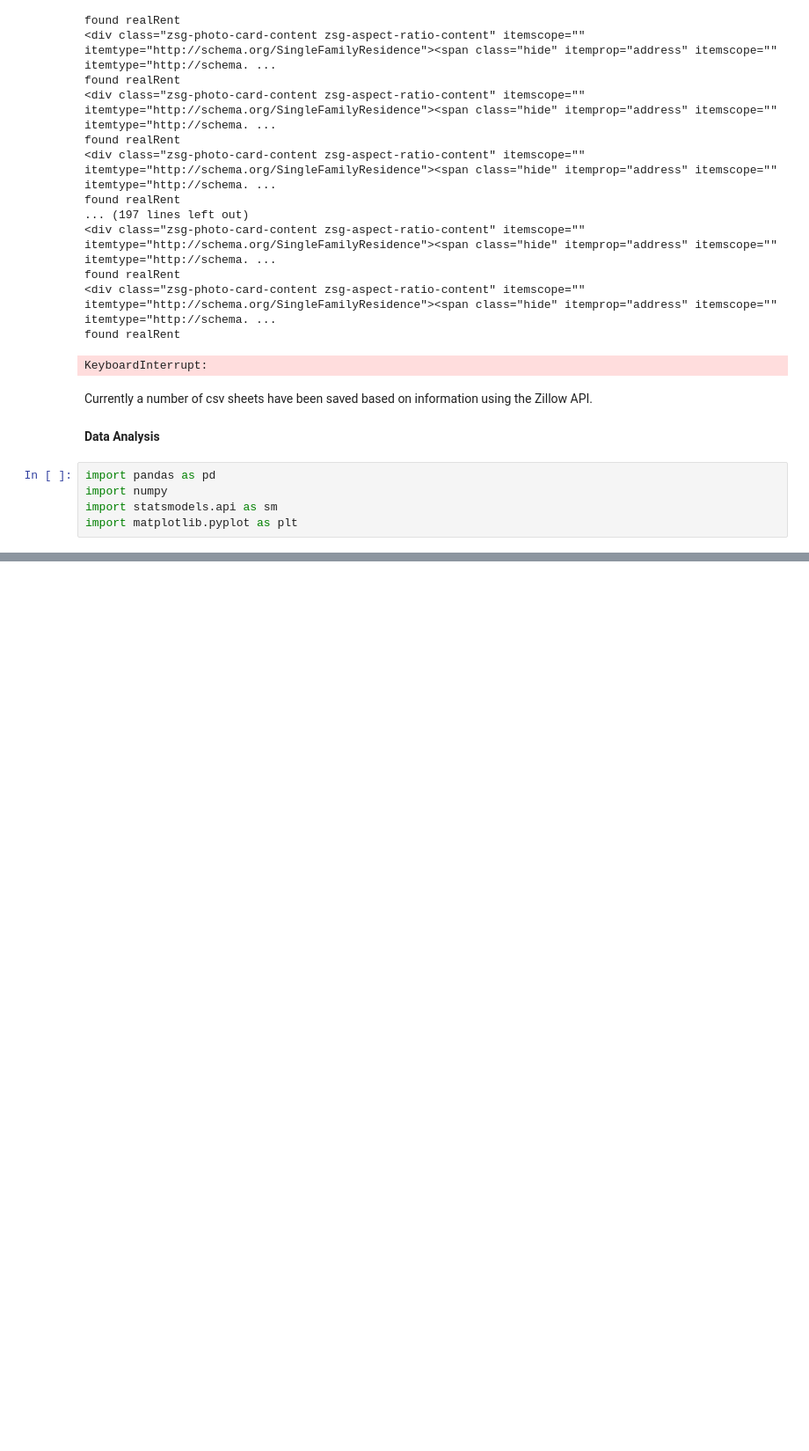
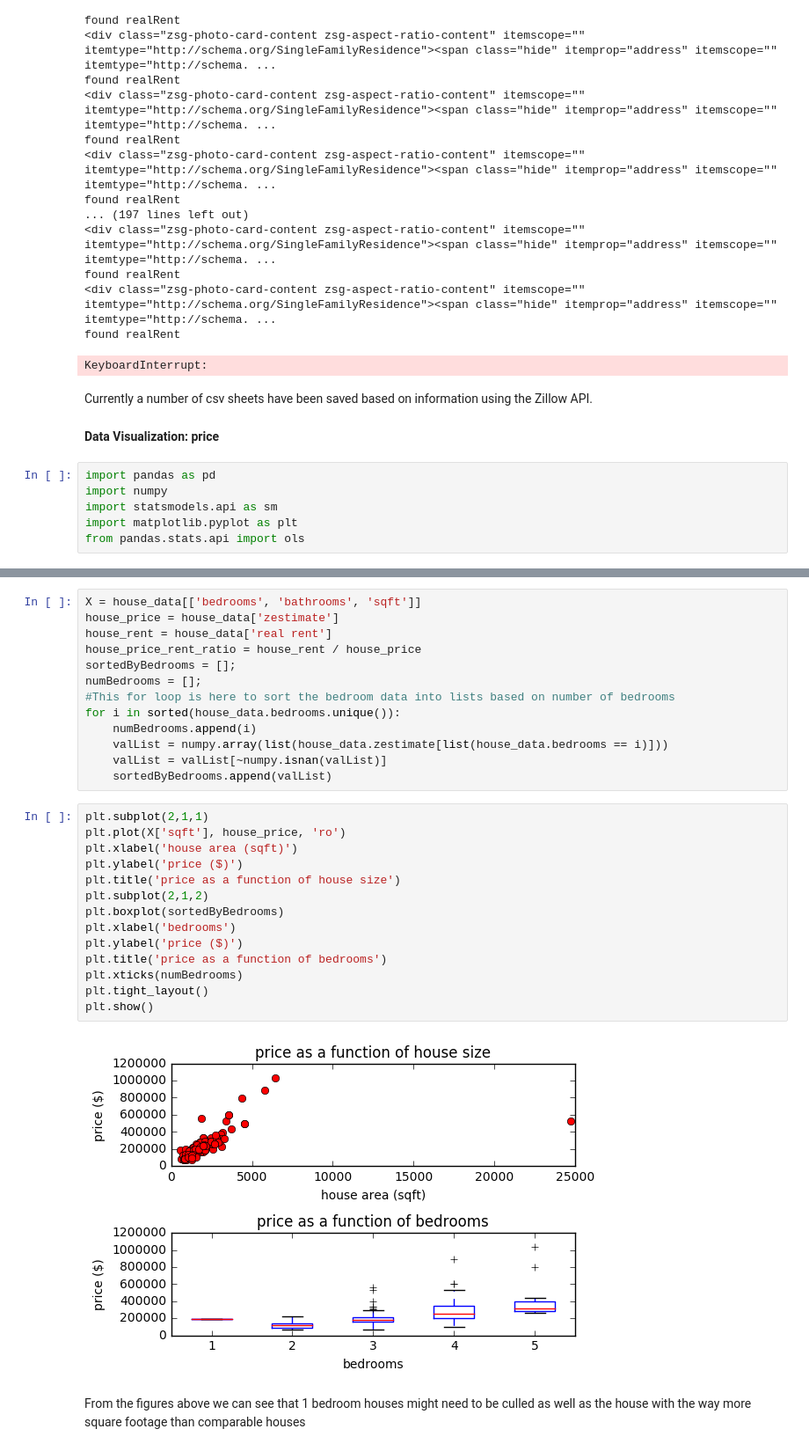
Before and after one commit to adampely/zillowHousingDataScrape, a Jupyter notebook: analysis_iPython_nb.ipynb, the cells around one changed output, grey strips where cells are left out. Shown at 88% size. Saved outputs shown, nothing was run; the diff lists cells and outputs as text; blank space fills up the shorter version.

```diff
--- a/analysis_iPython_nb.ipynb
+++ b/analysis_iPython_nb.ipynb
@@ -38,12 +38,13 @@ KeyboardInterrupt:
 # %% [markdown]
 Currently a number of csv sheets have been saved based on information using the Zillow API.
 # %% [markdown]
-<b>Data Analysis</b>
+<b>Data Visualization: price</b>
 # %%
 import pandas as pd
 import numpy
 import statsmodels.api as sm
 import matplotlib.pyplot as plt
+from pandas.stats.api import ols
 # %%
 
 house_data = pd.read_csv('allDurhamData.csv', index_col=0, thousands=',')
@@ -54,3 +55,34 @@ house_data.head(3)
 | NC | Durham | 27704 | 2504 Shenandoah Ave APT B | 2108319611 | 1.0 | 1 | 570 | Townhouse | 186920.0 | 895 | ... |
 | NC | Durham | 27713 | 200 W Woodcroft Pkwy APT 54B | 50000827 | 2.0 | 2 | 1000 | Townhouse | 128235.0 | 1215 | ... |
 | NC | Durham | 27704 | 700 E Ellerbee St | 49981022 | 1.0 | 2 | 672 | SingleFamily | 82677.0 | 925 | ... |
+# %%
+X = house_data[['bedrooms', 'bathrooms', 'sqft']]
+house_price = house_data['zestimate']
+house_rent = house_data['real rent']
+house_price_rent_ratio = house_rent / house_price
+sortedByBedrooms = [];
+numBedrooms = [];
+#This for loop is here to sort the bedroom data into lists based on number of bedrooms
+for i in sorted(house_data.bedrooms.unique()):
+    numBedrooms.append(i)
+    valList = numpy.array(list(house_data.zestimate[list(house_data.bedrooms == i)]))
+    valList = valList[~numpy.isnan(valList)]
+    sortedByBedrooms.append(valList)
+# %%
+plt.subplot(2,1,1)
+plt.plot(X['sqft'], house_price, 'ro')
+plt.xlabel('house area (sqft)')
+plt.ylabel('price ($)')
+plt.title('price as a function of house size')
+plt.subplot(2,1,2)
+plt.boxplot(sortedByBedrooms)
+plt.xlabel('bedrooms')
+plt.ylabel('price ($)')
+plt.title('price as a function of bedrooms')
+plt.xticks(numBedrooms)
+plt.tight_layout()
+plt.show()
+# %% [output]
+[figure, added]
+# %% [markdown]
+From the figures above we can see that 1 bedroom houses might need to be culled as well as the house with the way more square footage than comparable houses
```
Also changed, not shown: parts of 17 cells of this notebook, 1 other file.
